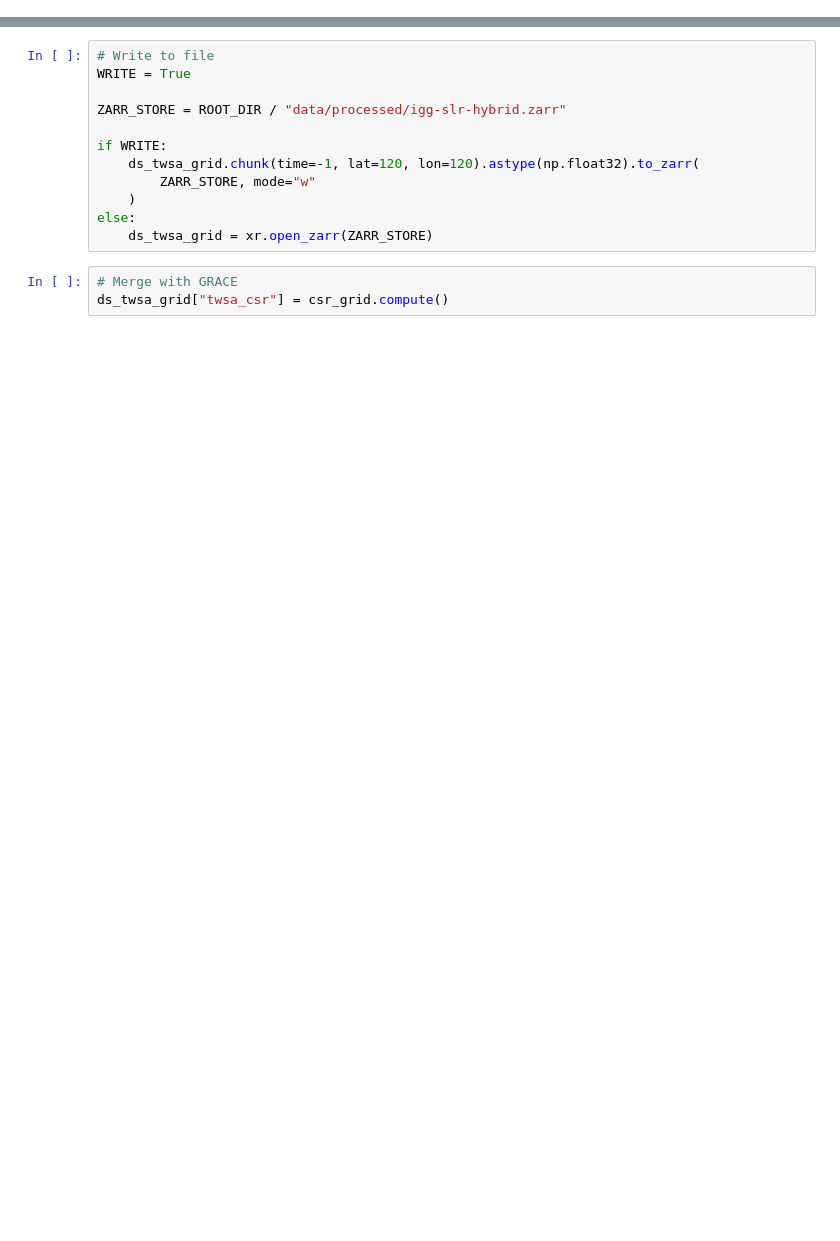
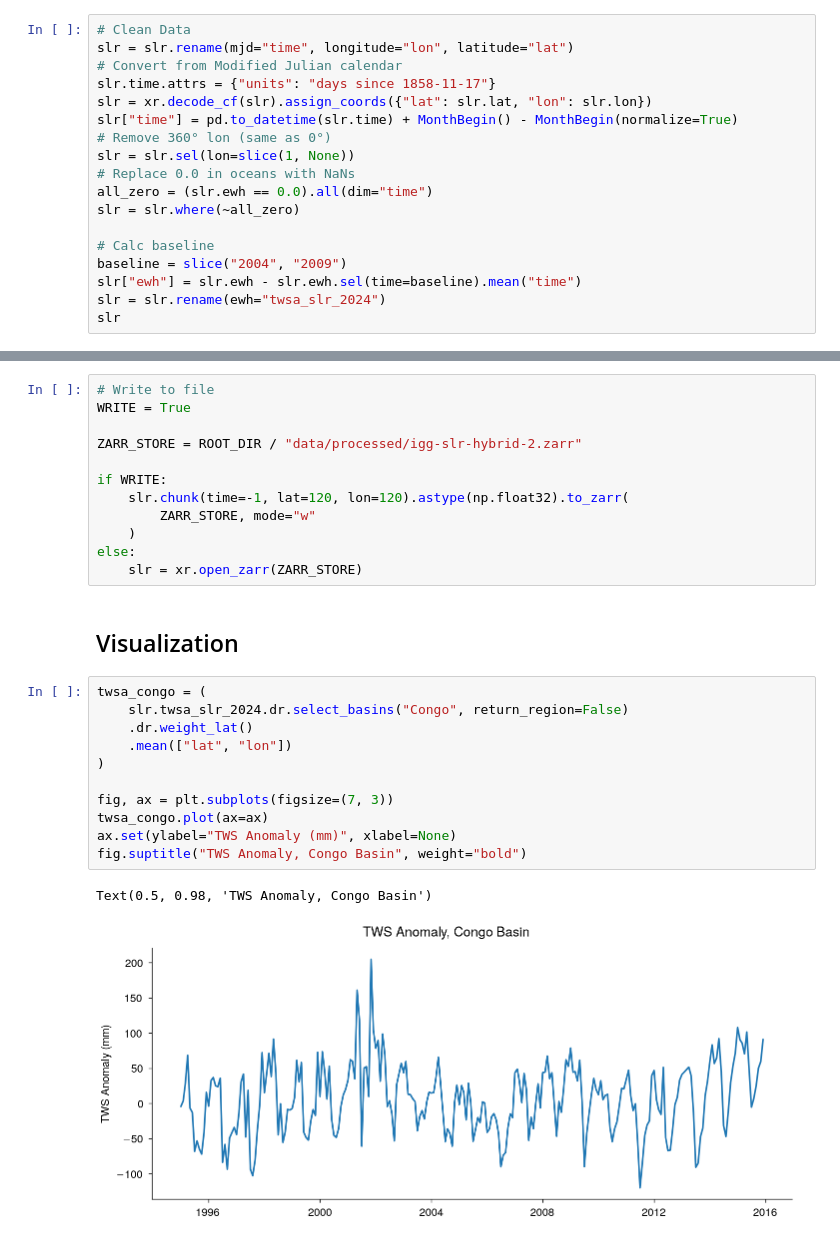
Before and after one commit to lqgentner/deeprec, a Jupyter notebook: notebooks/11-data-processing/slr-processing.ipynb, the cells around one changed output, grey strips where cells are left out. Cells and saved outputs as stored; diff of their text form; blank space fills up the shorter version.

```diff
--- a/notebooks/11-data-processing/slr-processing.ipynb
+++ b/notebooks/11-data-processing/slr-processing.ipynb
@@ -108,0 +86,18 @@ shxarray-INFO: C:\Users\luisg/.cache/shxarray_storage\Love\geoslurp_dump_llove.s
+# %%
+# Clean Data
+slr = slr.rename(mjd="time", longitude="lon", latitude="lat")
+# Convert from Modified Julian calendar
+slr.time.attrs = {"units": "days since 1858-11-17"}
+slr = xr.decode_cf(slr).assign_coords({"lat": slr.lat, "lon": slr.lon})
+slr["time"] = pd.to_datetime(slr.time) + MonthBegin() - MonthBegin(normalize=True)
+# Remove 360° lon (same as 0°)
+slr = slr.sel(lon=slice(1, None))
+# Replace 0.0 in oceans with NaNs
+all_zero = (slr.ewh == 0.0).all(dim="time")
+slr = slr.where(~all_zero)
+
+# Calc baseline
+baseline = slice("2004", "2009")
+slr["ewh"] = slr.ewh - slr.ewh.sel(time=baseline).mean("time")
+slr = slr.rename(ewh="twsa_slr_2024")
+slr
@@ -120,17 +128,30 @@ ds_twsa_grid = pp.set_dim_attrs(ds_twsa_grid)
 # Write to file
 WRITE = True
 
-ZARR_STORE = ROOT_DIR / "data/processed/igg-slr-hybrid.zarr"
+ZARR_STORE = ROOT_DIR / "data/processed/igg-slr-hybrid-2.zarr"
 
 if WRITE:
-    ds_twsa_grid.chunk(time=-1, lat=120, lon=120).astype(np.float32).to_zarr(
+    slr.chunk(time=-1, lat=120, lon=120).astype(np.float32).to_zarr(
         ZARR_STORE, mode="w"
     )
 else:
-    ds_twsa_grid = xr.open_zarr(ZARR_STORE)
+    slr = xr.open_zarr(ZARR_STORE)
-# %%
-# Merge with GRACE
-ds_twsa_grid["twsa_csr"] = csr_grid.compute()
+# %% [markdown]
+## Visualization
+# %%
+twsa_congo = (
+    slr.twsa_slr_2024.dr.select_basins("Congo", return_region=False)
+    .dr.weight_lat()
+    .mean(["lat", "lon"])
+)
+
+fig, ax = plt.subplots(figsize=(7, 3))
+twsa_congo.plot(ax=ax)
+ax.set(ylabel="TWS Anomaly (mm)", xlabel=None)
+fig.suptitle("TWS Anomaly, Congo Basin", weight="bold")
+# %% [output]
+Text(0.5, 0.98, 'TWS Anomaly, Congo Basin')
+[figure, added]
 # %%
 # Plot results
 TIME = "2005-04"
```
Also changed, not shown: parts of 27 cells of this notebook.
